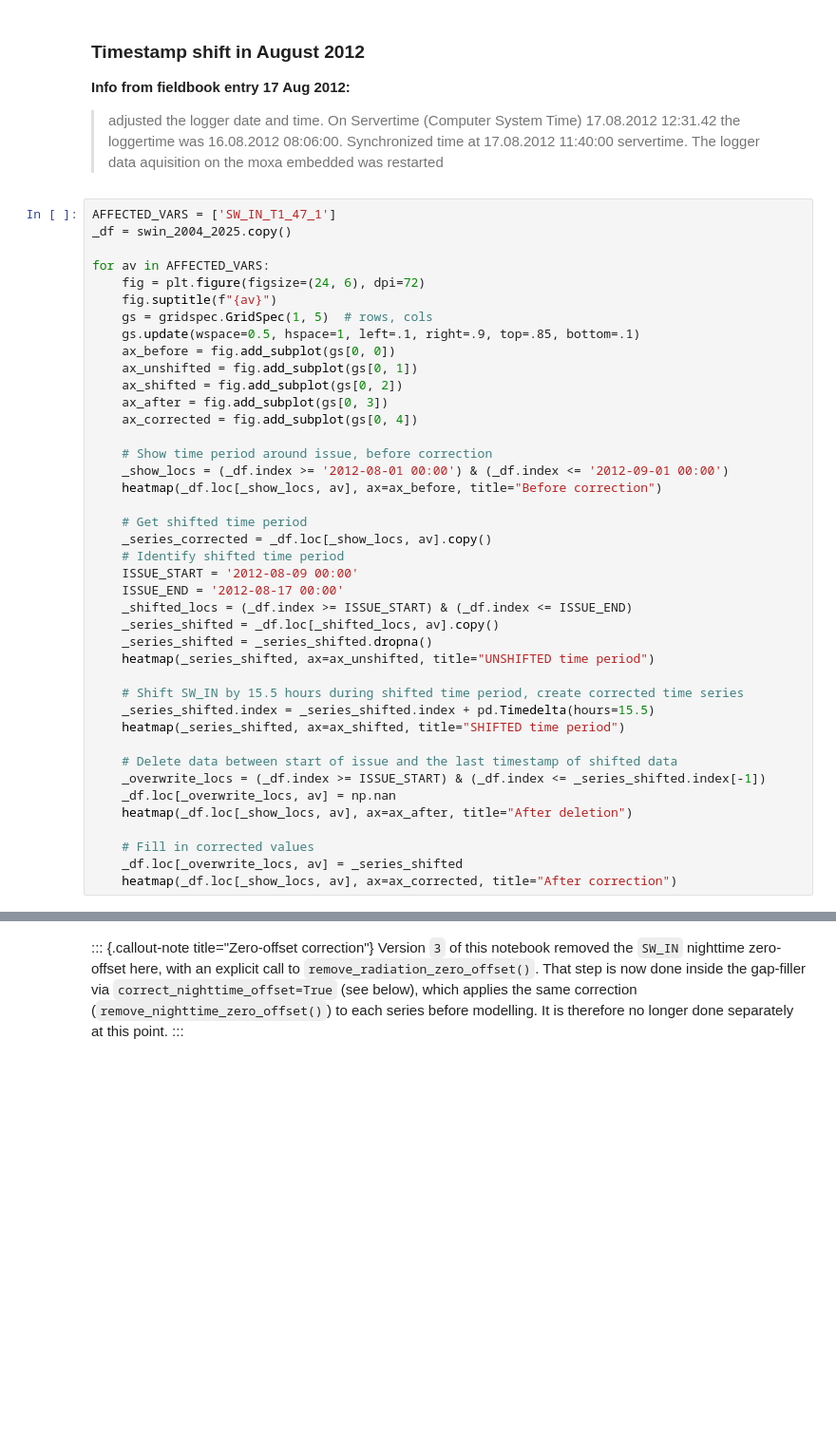
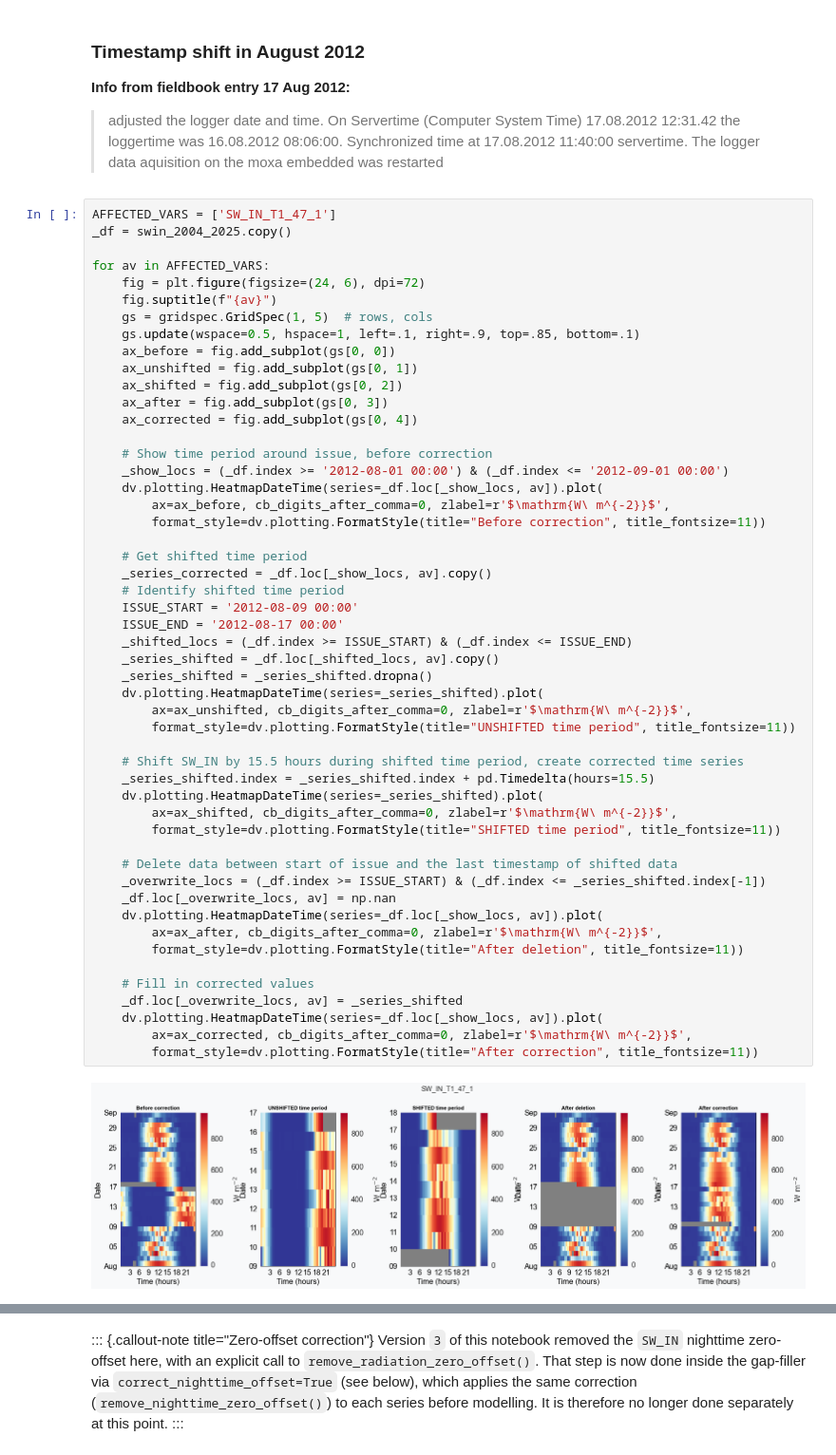
Before and after one commit to holukas/dataset_ch-lae_flux_product, a Jupyter notebook: workflow/10_METEO/01_DownloadPrepareMeteo_SWIN_2004-2025.ipynb, the cells around one changed output, grey strips where cells are left out. Shown at 95% size. Cells and saved outputs as stored; diff of their text form; blank space fills up the shorter version.

```diff
--- a/workflow/10_METEO/01_DownloadPrepareMeteo_SWIN_2004-2025.ipynb
+++ b/workflow/10_METEO/01_DownloadPrepareMeteo_SWIN_2004-2025.ipynb
@@ -236,38 +328,50 @@ for av in AFFECTED_VARS:
     fig.suptitle(f"{av}")
     gs = gridspec.GridSpec(1, 5)  # rows, cols
     gs.update(wspace=0.5, hspace=1, left=.1, right=.9, top=.85, bottom=.1)
     ax_before = fig.add_subplot(gs[0, 0])
     ax_unshifted = fig.add_subplot(gs[0, 1])
     ax_shifted = fig.add_subplot(gs[0, 2])
     ax_after = fig.add_subplot(gs[0, 3])
     ax_corrected = fig.add_subplot(gs[0, 4])
 
     # Show time period around issue, before correction
     _show_locs = (_df.index >= '2012-08-01 00:00') & (_df.index <= '2012-09-01 00:00')
-    heatmap(_df.loc[_show_locs, av], ax=ax_before, title="Before correction")
+    dv.plotting.HeatmapDateTime(series=_df.loc[_show_locs, av]).plot(
+        ax=ax_before, cb_digits_after_comma=0, zlabel=r'$\mathrm{W\ m^{-2}}$',
+        format_style=dv.plotting.FormatStyle(title="Before correction", title_fontsize=11))
 
     # Get shifted time period
     _series_corrected = _df.loc[_show_locs, av].copy()
     # Identify shifted time period
     ISSUE_START = '2012-08-09 00:00'
     ISSUE_END = '2012-08-17 00:00'
     _shifted_locs = (_df.index >= ISSUE_START) & (_df.index <= ISSUE_END)
     _series_shifted = _df.loc[_shifted_locs, av].copy()
     _series_shifted = _series_shifted.dropna()
-    heatmap(_series_shifted, ax=ax_unshifted, title="UNSHIFTED time period")
+    dv.plotting.HeatmapDateTime(series=_series_shifted).plot(
+        ax=ax_unshifted, cb_digits_after_comma=0, zlabel=r'$\mathrm{W\ m^{-2}}$',
+        format_style=dv.plotting.FormatStyle(title="UNSHIFTED time period", title_fontsize=11))
 
     # Shift SW_IN by 15.5 hours during shifted time period, create corrected time series
     _series_shifted.index = _series_shifted.index + pd.Timedelta(hours=15.5)
-    heatmap(_series_shifted, ax=ax_shifted, title="SHIFTED time period")
+    dv.plotting.HeatmapDateTime(series=_series_shifted).plot(
+        ax=ax_shifted, cb_digits_after_comma=0, zlabel=r'$\mathrm{W\ m^{-2}}$',
+        format_style=dv.plotting.FormatStyle(title="SHIFTED time period", title_fontsize=11))
 
     # Delete data between start of issue and the last timestamp of shifted data
     _overwrite_locs = (_df.index >= ISSUE_START) & (_df.index <= _series_shifted.index[-1])
     _df.loc[_overwrite_locs, av] = np.nan
-    heatmap(_df.loc[_show_locs, av], ax=ax_after, title="After deletion")
+    dv.plotting.HeatmapDateTime(series=_df.loc[_show_locs, av]).plot(
+        ax=ax_after, cb_digits_after_comma=0, zlabel=r'$\mathrm{W\ m^{-2}}$',
+        format_style=dv.plotting.FormatStyle(title="After deletion", title_fontsize=11))
 
     # Fill in corrected values
     _df.loc[_overwrite_locs, av] = _series_shifted
-    heatmap(_df.loc[_show_locs, av], ax=ax_corrected, title="After correction")
+    dv.plotting.HeatmapDateTime(series=_df.loc[_show_locs, av]).plot(
+        ax=ax_corrected, cb_digits_after_comma=0, zlabel=r'$\mathrm{W\ m^{-2}}$',
+        format_style=dv.plotting.FormatStyle(title="After correction", title_fontsize=11))
+# %% [output]
+[figure, added]
 # %%
 swin_2004_2025 = _df.copy()
 swin_2004_2025
```
Also changed, not shown: parts of 22 cells of this notebook.
